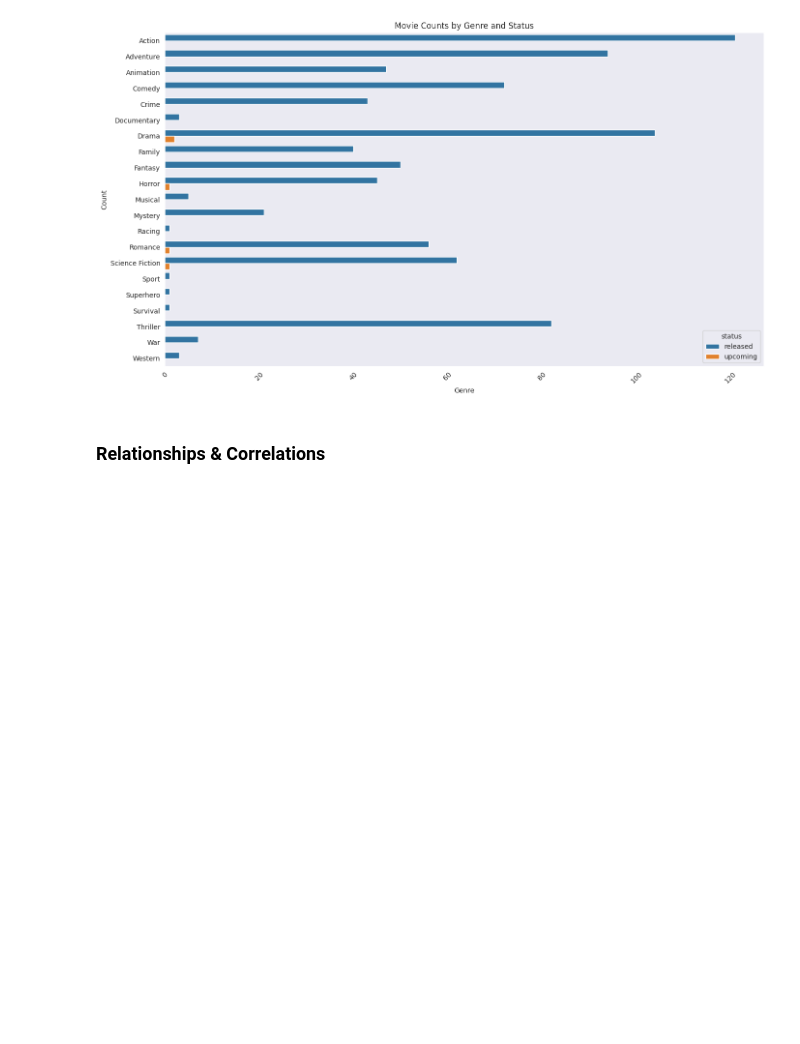
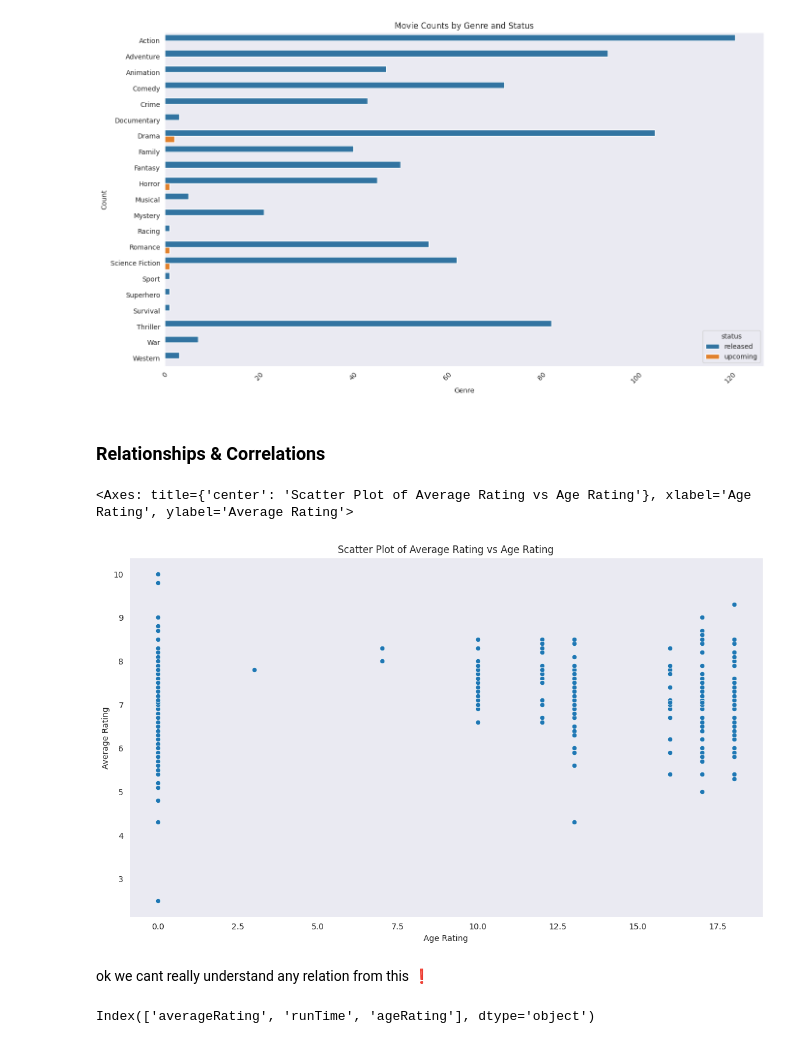
Before and after one commit to Shruthikshetty/media-logger-recommender, a Jupyter notebook: training_notebooks/Movies_recommendation_model.ipynb, the cells around one changed output. Cells and saved outputs as stored; diff of their text form; code cells hidden in the pictures; blank space fills up the shorter version.

```diff
--- a/training_notebooks/Movies_recommendation_model.ipynb
+++ b/training_notebooks/Movies_recommendation_model.ipynb
@@ -678,4 +678,38 @@ plt.show()
 # %% [output]
 [figure]
 # %% [markdown]
-### Relationships & Correlations
+### **Relationships & Correlations**
+# %%
+from sklearn.impute import SimpleImputer
+# age rating vs average rating
+plt.figure(figsize=(14, 8));
+
+# lets create a tem df with filtered values handeling null
+df = movies_df.copy()
+# df["averageRating"].fillna(df["averageRating"].mean() , inplace = True)
+# df["ageRating"].fillna(0 , inplace= True)
+
+imputer_mean = SimpleImputer(strategy="mean")
+imputer_zero = SimpleImputer(strategy="constant" , fill_value= 0)
+df["averageRating"] = imputer_mean.fit_transform(df[["averageRating"]])
+df["ageRating"] = imputer_zero.fit_transform(df[["ageRating"]])
+
+
+# now lets create the plot
+plt.xlabel("Age Rating")
+plt.ylabel("Average Rating")
+plt.title("Scatter Plot of Average Rating vs Age Rating")
+sns.scatterplot(x="ageRating" ,y = "averageRating" , data = df)
+# %% [output]
+<Axes: title={'center': 'Scatter Plot of Average Rating vs Age Rating'}, xlabel='Age Rating', ylabel='Average Rating'>
+[figure, added]
+# %% [markdown]
+ok we cant really understand any relation from this ❗
+# %%
+# lets drop __v since its not really use fill
+df.drop(axis = 0 , columns=["__v"] , inplace=True)
+# lets find all the numeric columns
+num_cols = df.select_dtypes(include='number').columns
+num_cols
+# %% [output]
+Index(['averageRating', 'runTime', 'ageRating'], dtype='object')
```
Also changed, not shown: parts of 7 cells of this notebook.
